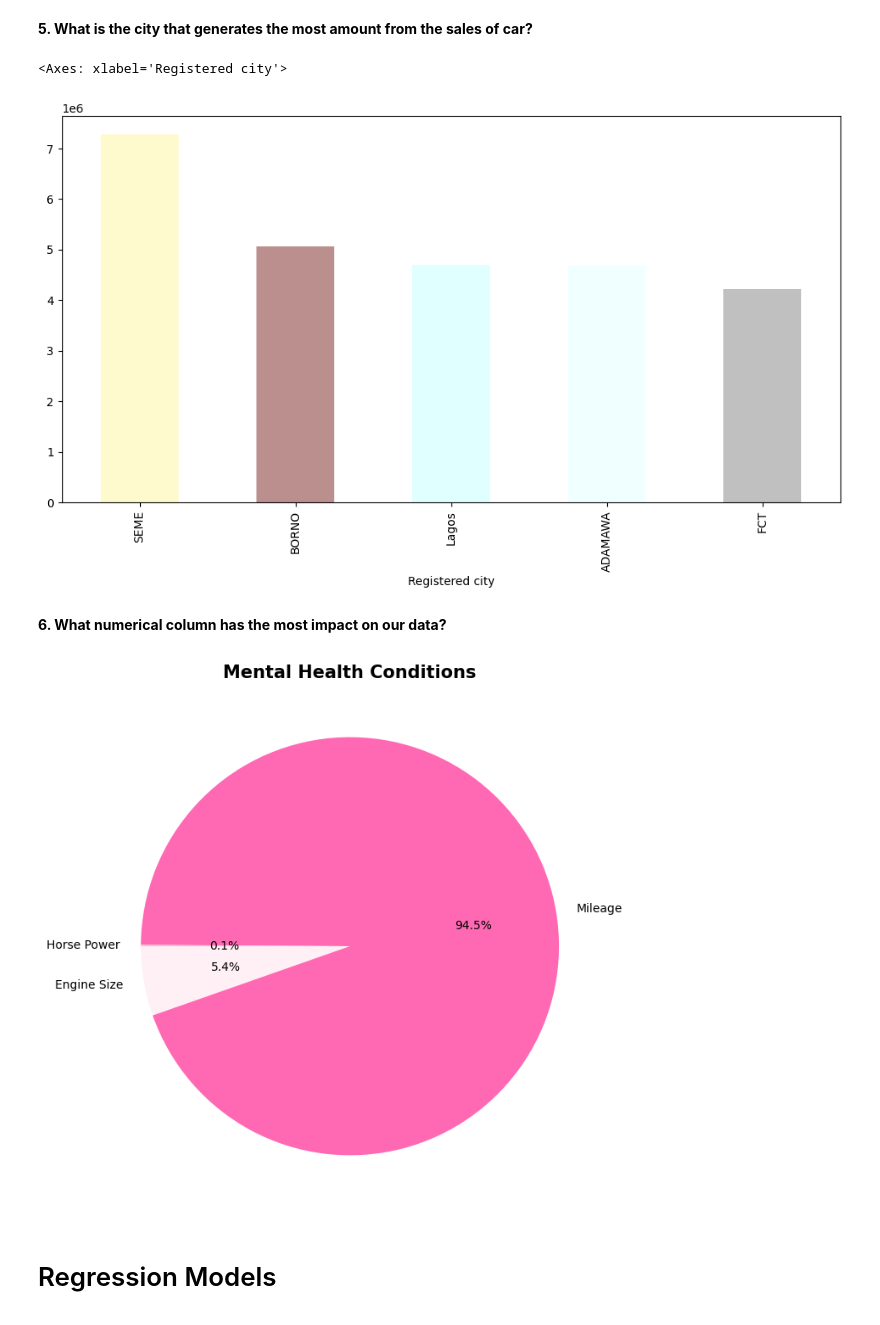
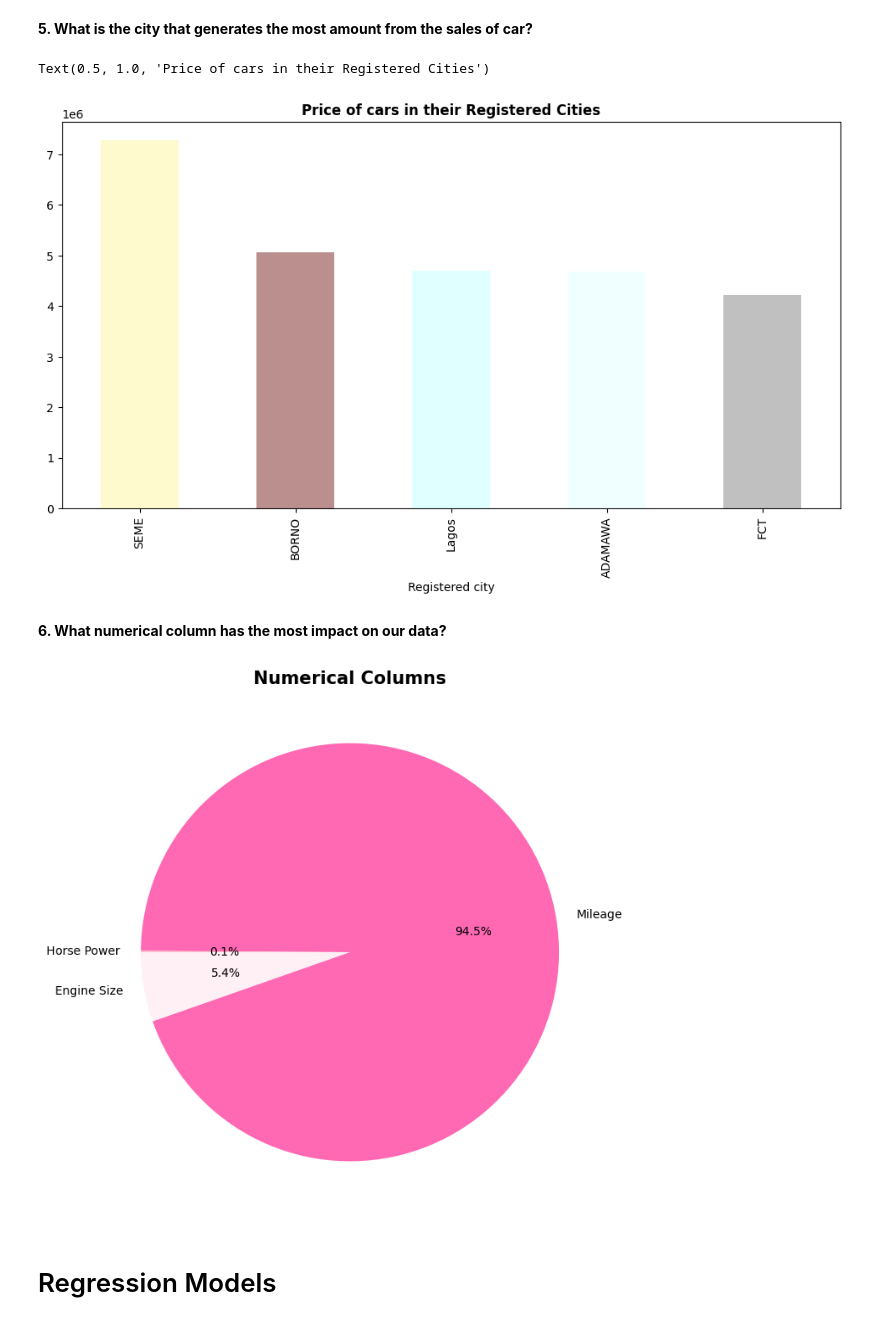
Before and after one commit to FaithOsamaye/Nigeria_Car_Price, a Jupyter notebook: Nigeria_Used_Cars.ipynb, the cells around one changed output. Drawn from its saved outputs; the diff is of its cells as text; code cells hidden in the pictures.

```diff
--- a/Nigeria_Used_Cars.ipynb
+++ b/Nigeria_Used_Cars.ipynb
@@ -185,12 +187,12 @@ plt.show()
 # %%
 city = data.groupby('Registered city')['price'].mean()
 cities= city.nlargest(n=5)
-#cities = cities.sort_values('price',ascending=False)
 plt.figure(figsize=(12,6))
 cities.plot(kind='bar',y='price',x='Registered city', color=['lemonchiffon','rosybrown','lightcyan','azure','silver'])
+plt.title('Price of cars in their Registered Cities', weight='bold')
 # %% [output]
-<Axes: xlabel='Registered city'>
+Text(0.5, 1.0, 'Price of cars in their Registered Cities')
-[figure, old version]
+[figure, new version]
 # %% [markdown]
 **6. What numerical column has the most impact on our data?**
 # %%
@@ -200,10 +202,10 @@ col=['lavenderblush','hotpink','pink']
 
 plt.figure(figsize=(8,8))
 plt.pie(Car, autopct='%1.1f%%', labels=car_columns,startangle=180,colors=col)
-plt.title('Mental Health Conditions', weight='bold',fontsize=15)
+plt.title('Numerical Columns', weight='bold',fontsize=15)
 plt.show()
 # %% [output]
-[figure, old version]
+[figure, new version]
 # %% [markdown]
 # Regression Models
 # %%
```
Also changed, not shown: parts of 2 cells of this notebook.
